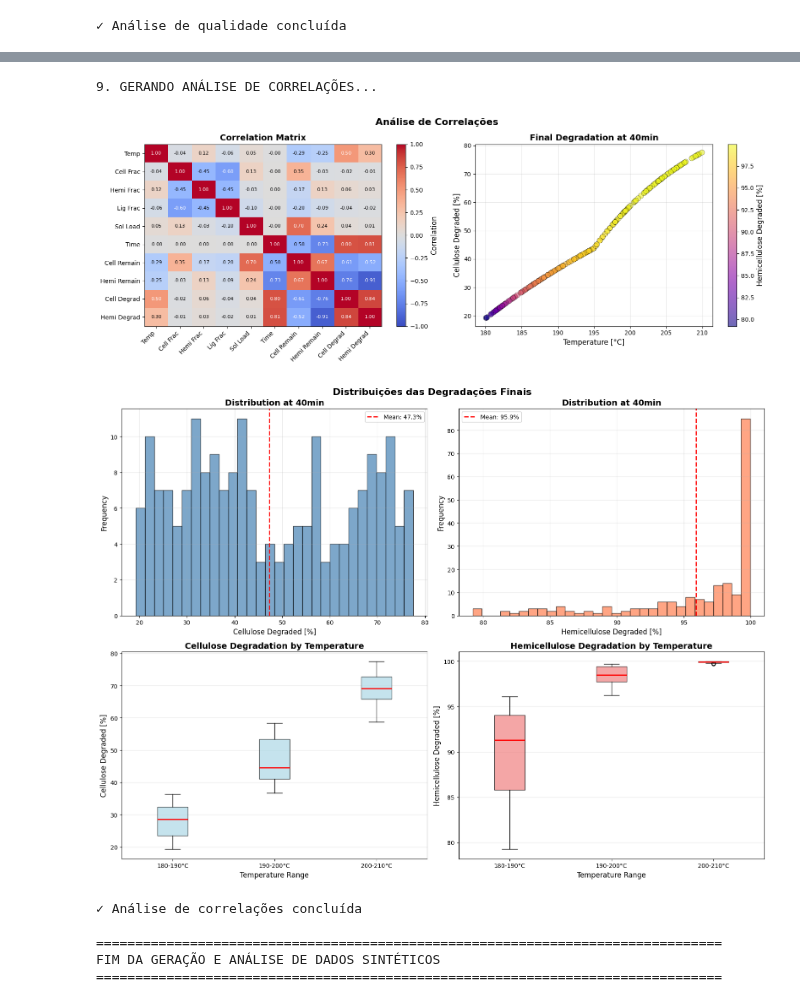
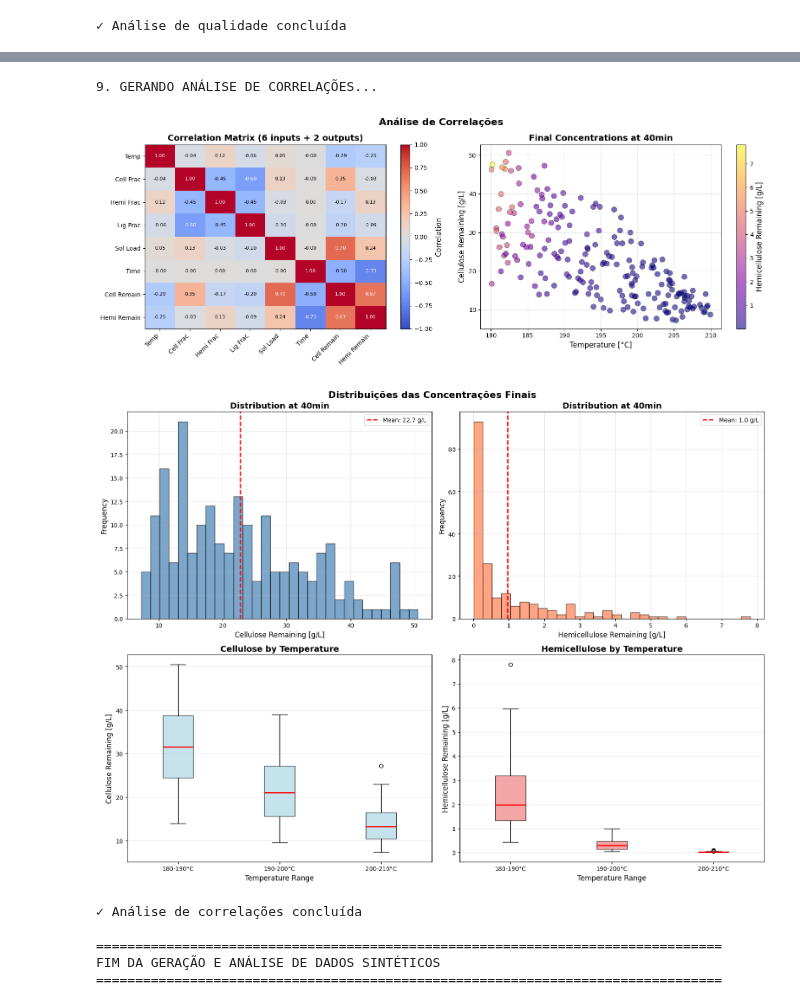
Before and after one commit to AugustoCoding/Ethanol-AI, a Jupyter notebook: BEPE FAPESP/Pretreatment/Data Generation/LHS_pre.ipynb, the cells around one changed output, grey strips where cells are left out. Drawn from its saved outputs; the diff is of its cells as text; code cells hidden in the pictures.

```diff
--- a/BEPE FAPESP/Pretreatment/Data Generation/LHS_pre.ipynb
+++ b/BEPE FAPESP/Pretreatment/Data Generation/LHS_pre.ipynb
@@ -193,7 +193,7 @@ def simulate_pretreatment_condition(temperature, solid_loading, cellulose_fracti
     Returns:
     --------
     results_df : pandas.DataFrame
-        DataFrame com resultados para cada tempo
+        DataFrame com resultados para cada tempo (8 colunas: 6 inputs + 2 outputs)
     """
 
     # Simular até o tempo máximo
@@ -217,14 +217,7 @@ def simulate_pretreatment_condition(temperature, solid_loading, cellulose_fracti
     cellulose_at_times = np.interp(time_points, time_array, cellulose_conc)
     hemicellulose_at_times = np.interp(time_points, time_array, hemicellulose_conc)
 
-    # Calcular degradações percentuais
-    C0 = solid_loading * cellulose_fraction
-    H0 = solid_loading * hemicellulose_fraction
-
-    cellulose_degraded = ((C0 - cellulose_at_times) / C0 * 100) if C0 > 0 else np.zeros_like(time_points)
-    hemicellulose_degraded = ((H0 - hemicellulose_at_times) / H0 * 100) if H0 > 0 else np.zeros_like(time_points)
-
-    # Criar DataFrame com resultados
+    # Criar DataFrame com resultados (apenas 2 outputs: concentrações remaining)
     results_list = []
     for i, t in enumerate(time_points):
         results_list.append({
@@ -235,14 +228,13 @@ def simulate_pretreatment_condition(temperature, solid_loading, cellulose_fracti
             'Solids Loading [g/L]': solid_loading,
             'Time [min]': t,
             'Cellulose Remaining [g/L]': cellulose_at_times[i],
-            'Hemicellulose Remaining [g/L]': hemicellulose_at_times[i],
-            'Cellulose Degraded [%]': cellulose_degraded[i],
-            'Hemicellulose Degraded [%]': hemicellulose_degraded[i]
+            'Hemicellulose Remaining [g/L]': hemicellulose_at_times[i]
         })
 
     return pd.DataFrame(results_list)
 
 print("✓ Função de simulação configurada")
+print("✓ Outputs: 2 (Cellulose Remaining, Hemicellulose Remaining)")
 # %% [output]
 3. CONFIGURANDO SIMULAÇÃO DE PRÉ-TRATAMENTO...
 ✓ Função de simulação configurada
@@ -673,11 +628,10 @@ print("\n9. GERANDO ANÁLISE DE CORRELAÇÕES...")
 fig2, axes2 = plt.subplots(1, 2, figsize=(16, 6))
 fig2.suptitle('Análise de Correlações', fontsize=16, fontweight='bold')
 
-# 2.1 Heatmap de Correlação
+# 2.1 Heatmap de Correlação (8 colunas: 6 inputs + 2 outputs)
 correlation_cols = ['Temperature [°C]', 'Cellulose Fraction', 'Hemicellulose Fraction',
                    'Lignin Fraction', 'Solids Loading [g/L]', 'Time [min]',
-                   'Cellulose Remaining [g/L]', 'Hemicellulose Remaining [g/L]',
-                   'Cellulose Degraded [%]', 'Hemicellulose Degraded [%]']
+                   'Cellulose Remaining [g/L]', 'Hemicellulose Remaining [g/L]']
 
 correlation_data = synthetic_data[correlation_cols].corr()
 
@@ -687,11 +641,11 @@ axes2[0].set_yticks(range(len(correlation_data.columns)))
 
 # Nomes abreviados para exibição
 short_names = ['Temp', 'Cell Frac', 'Hemi Frac', 'Lig Frac', 'Sol Load', 'Time',
-              'Cell Remain', 'Hemi Remain', 'Cell Degrad', 'Hemi Degrad']
+              'Cell Remain', 'Hemi Remain']
 
 axes2[0].set_xticklabels(short_names, rotation=45, ha='right', fontsize=10)
 axes2[0].set_yticklabels(short_names, fontsize=10)
-axes2[0].set_title('Correlation Matrix', fontsize=14, fontweight='bold')
+axes2[0].set_title('Correlation Matrix (6 inputs + 2 outputs)', fontsize=14, fontweight='bold')
 
 # Adicionar valores na matriz
 for i in range(len(correlation_data)):
@@ -704,21 +658,21 @@ for i in range(len(correlation_data)):
 cbar1 = plt.colorbar(im1, ax=axes2[0])
 cbar1.set_label('Correlation', fontsize=12)
 
-# 2.2 Scatter plot: Temperatura vs Degradação Final
+# 2.2 Scatter plot: Temperatura vs Concentração Final
 final_data = synthetic_data[synthetic_data['Time [min]'] == time_points[-1]]
 
 scatter = axes2[1].scatter(final_data['Temperature [°C]'],
-                          final_data['Cellulose Degraded [%]'],
-                          c=final_data['Hemicellulose Degraded [%]'],
+                          final_data['Cellulose Remaining [g/L]'],
+                          c=final_data['Hemicellulose Remaining [g/L]'],
                           s=80, alpha=0.6, cmap='plasma', edgecolors='black', linewidth=0.5)
 
 axes2[1].set_xlabel('Temperature [°C]', fontsize=12)
-axes2[1].set_ylabel('Cellulose Degraded [%]', fontsize=12)
-axes2[1].set_title(f'Final Degradation at {time_points[-1]}min', fontsize=14, fontweight='bold')
+axes2[1].set_ylabel('Cellulose Remaining [g/L]', fontsize=12)
+axes2[1].set_title(f'Final Concentrations at {time_points[-1]}min', fontsize=14, fontweight='bold')
 axes2[1].grid(True, alpha=0.3)
 
 cbar2 = plt.colorbar(scatter, ax=axes2[1])
-cbar2.set_label('Hemicellulose Degraded [%]', fontsize=12)
+cbar2.set_label('Hemicellulose Remaining [g/L]', fontsize=12)
 
 plt.tight_layout()
 plt.show()
@@ -728,69 +682,69 @@ plt.show()
 # ============================================================================
 
 fig3, axes3 = plt.subplots(2, 2, figsize=(16, 12))
-fig3.suptitle('Distribuições das Degradações Finais', fontsize=16, fontweight='bold')
+fig3.suptitle('Distribuições das Concentrações Finais', fontsize=16, fontweight='bold')
 
 final_time_data = synthetic_data[synthetic_data['Time [min]'] == time_points[-1]]
 
-# 3.1 Histograma Cellulose Degraded
-axes3[0,0].hist(final_time_data['Cellulose Degraded [%]'], bins=30, color='steelblue',
+# 3.1 Histograma Cellulose Remaining
+axes3[0,0].hist(final_time_data['Cellulose Remaining [g/L]'], bins=30, color='steelblue',
                alpha=0.7, edgecolor='black')
-axes3[0,0].set_xlabel('Cellulose Degraded [%]', fontsize=12)
+axes3[0,0].set_xlabel('Cellulose Remaining [g/L]', fontsize=12)
 axes3[0,0].set_ylabel('Frequency', fontsize=12)
 axes3[0,0].set_title(f'Distribution at {time_points[-1]}min', fontsize=14, fontweight='bold')
-axes3[0,0].axvline(final_time_data['Cellulose Degraded [%]'].mean(), color='red',
-                  linestyle='--', linewidth=2, label=f'Mean: {final_time_data["Cellulose Degraded [%]"].mean():.1f}%')
+axes3[0,0].axvline(final_time_data['Cellulose Remaining [g/L]'].mean(), color='red',
+                  linestyle='--', linewidth=2, label=f'Mean: {final_time_data["Cellulose Remaining [g/L]"].mean():.1f} g/L')
 axes3[0,0].legend()
 axes3[0,0].grid(alpha=0.3)
 
-# 3.2 Histograma Hemicellulose Degraded
-axes3[0,1].hist(final_time_data['Hemicellulose Degraded [%]'], bins=30, color='coral',
+# 3.2 Histograma Hemicellulose Remaining
+axes3[0,1].hist(final_time_data['Hemicellulose Remaining [g/L]'], bins=30, color='coral',
                alpha=0.7, edgecolor='black')
-axes3[0,1].set_xlabel('Hemicellulose Degraded [%]', fontsize=12)
+axes3[0,1].set_xlabel('Hemicellulose Remaining [g/L]', fontsize=12)
 axes3[0,1].set_ylabel('Frequency', fontsize=12)
 axes3[0,1].set_title(f'Distribution at {time_points[-1]}min', fontsize=14, fontweight='bold')
-axes3[0,1].axvline(final_time_data['Hemicellulose Degraded [%]'].mean(), color='red',
-                  linestyle='--', linewidth=2, label=f'Mean: {final_time_data["Hemicellulose Degraded [%]"].mean():.1f}%')
+axes3[0,1].axvline(final_time_data['Hemicellulose Remaining [g/L]'].mean(), color='red',
+                  linestyle='--', linewidth=2, label=f'Mean: {final_time_data["Hemicellulose Remaining [g/L]"].mean():.1f} g/L')
 axes3[0,1].legend()
 axes3[0,1].grid(alpha=0.3)
 
-# 3.3 Box plot por faixas de temperatura
+# 3.3 Box plot por faixas de temperatura - Cellulose
 temp_bins = [180, 190, 200, 210]
 temp_labels = ['180-190°C', '190-200°C', '200-210°C']
 final_time_data['Temp_Bin'] = pd.cut(final_time_data['Temperature [°C]'], bins=temp_bins, labels=temp_labels)
 
-cellulose_by_temp = [final_time_data[final_time_data['Temp_Bin'] == label]['Cellulose Degraded [%]'].values
+cellulose_by_temp = [final_time_data[final_time_data['Temp_Bin'] == label]['Cellulose Remaining [g/L]'].values
                     for label in temp_labels]
 axes3[1,0].boxplot(cellulose_by_temp, labels=temp_labels, patch_artist=True,
                   boxprops=dict(facecolor='lightblue', alpha=0.7),
                   medianprops=dict(color='red', linewidth=2))
 axes3[1,0].set_xlabel('Temperature Range', fontsize=12)
-axes3[1,0].set_ylabel('Cellulose Degraded [%]', fontsize=12)
-axes3[1,0].set_title('Cellulose Degradation by Temperature', fontsize=14, fontweight='bold')
+axes3[1,0].set_ylabel('Cellulose Remaining [g/L]', fontsize=12)
+axes3[1,0].set_title('Cellulose by Temperature', fontsize=14, fontweight='bold')
 axes3[1,0].grid(alpha=0.3, axis='y')
 
 # 3.4 Box plot hemicelulose por temperatura
-hemicellulose_by_temp = [final_time_data[final_time_data['Temp_Bin'] == label]['Hemicellulose Degraded [%]'].values
+hemicellulose_by_temp = [final_time_data[final_time_data['Temp_Bin'] == label]['Hemicellulose Remaining [g/L]'].values
                         for label in temp_labels]
 axes3[1,1].boxplot(hemicellulose_by_temp, labels=temp_labels, patch_artist=True,
                   boxprops=dict(facecolor='lightcoral', alpha=0.7),
                   medianprops=dict(color='red', linewidth=2))
 axes3[1,1].set_xlabel('Temperature Range', fontsize=12)
-axes3[1,1].set_ylabel('Hemicellulose Degraded [%]', fontsize=12)
-axes3[1,1].set_title('Hemicellulose Degradation by Temperature', fontsize=14, fontweight='bold')
+axes3[1,1].set_ylabel('Hemicellulose Remaining [g/L]', fontsize=12)
+axes3[1,1].set_title('Hemicellulose by Temperature', fontsize=14, fontweight='bold')
 axes3[1,1].grid(alpha=0.3, axis='y')
 
 plt.tight_layout()
 plt.show()
 
 print("✓ Análise de correlações concluída")
 print("\n" + "="*80)
 print("FIM DA GERAÇÃO E ANÁLISE DE DADOS SINTÉTICOS")
 print("="*80)
 # %% [output]
 9. GERANDO ANÁLISE DE CORRELAÇÕES...
-[figure, old version]
+[figure, new version]
-[figure, old version]
+[figure, new version]
 ✓ Análise de correlações concluída
 
 ================================================================================
```
Also changed, not shown: parts of 5 cells of this notebook, 5 other files.
